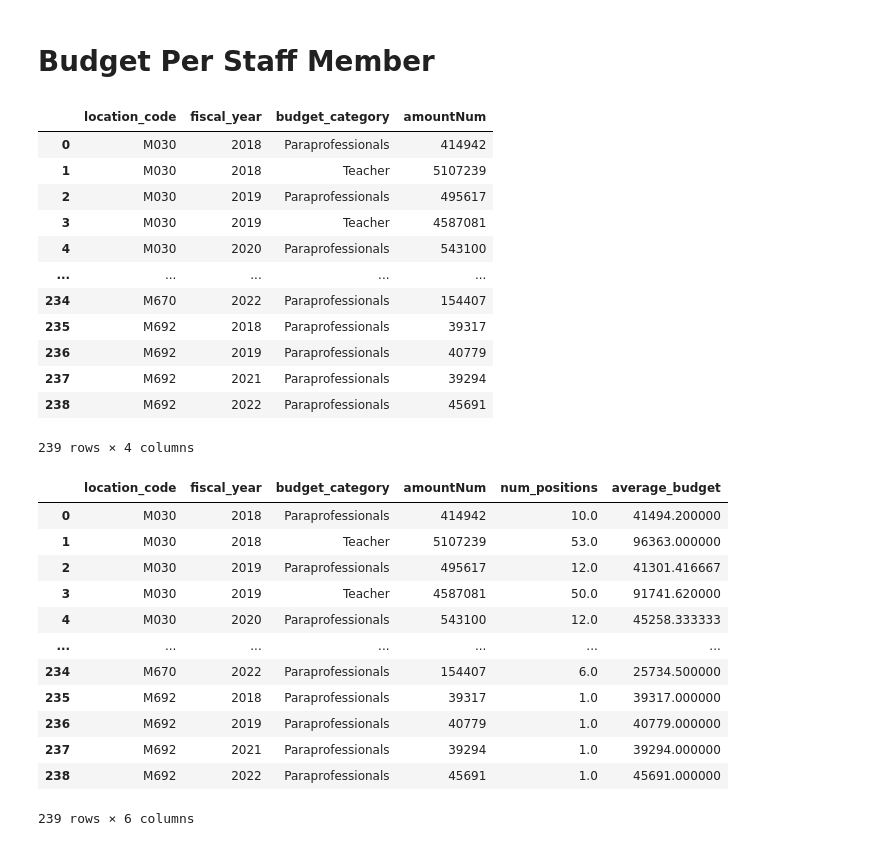
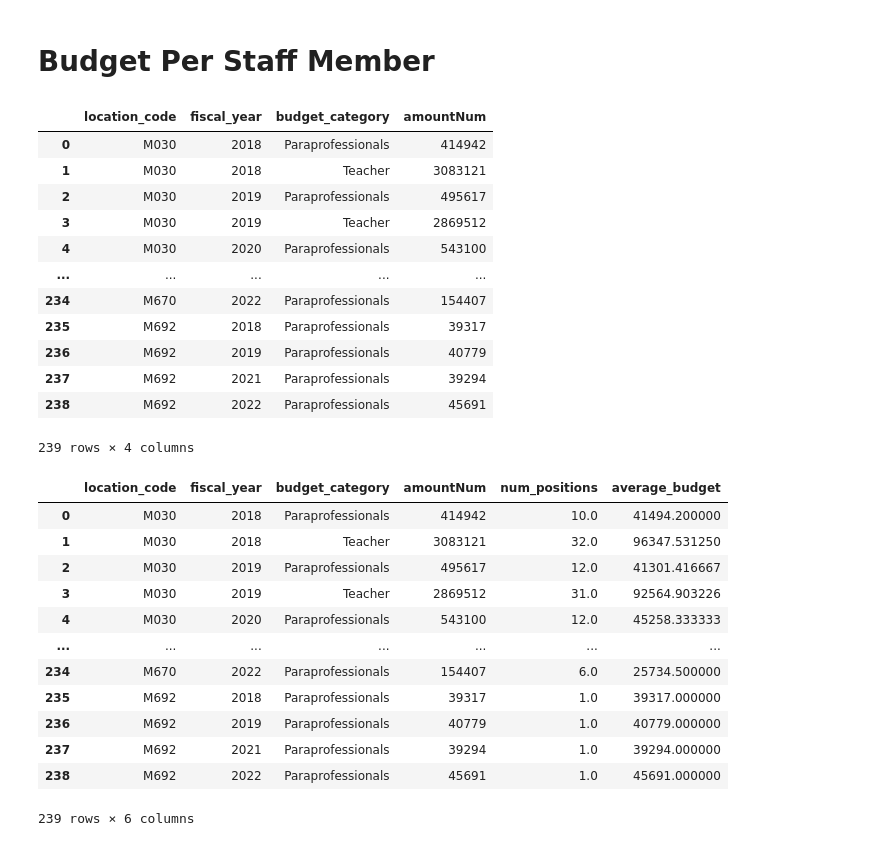
Before and after one commit to vaishalitalwar/School-Budget-and-Allocations, a Jupyter notebook: notebooks/streamlitVisuals.ipynb, the cells around one changed output. Cells and saved outputs as stored; diff of their text form; code cells hidden in the pictures.

```diff
--- a/notebooks/streamlitVisuals.ipynb
+++ b/notebooks/streamlitVisuals.ipynb
@@ -28,5 +50,5 @@ totalAllocations['type'] = 'allocations'
 # %%
-budget = pd.read_csv(r"C:\Users\ebroh\BetaNYC\School Budgets\School-Budget-and-Allocations\data\district 5\budget_district_5.csv")
+budget = pd.read_csv(f"../data/district {district}/budget_district_{district}.csv")
 budget = budget.drop(columns = ['Unnamed: 0'])
 budget['amountNum'] = budget['amount'].apply((lambda x: moneyToFloat(x)))
-budget
+# budget.head()
@@ -368,9 +394,9 @@ pos_and_budget
 # %% [output]
 |  | location_code | fiscal_year | budget_category | amountNum |
 | 0 | M030 | 2018 | Paraprofessionals | 414942 |
-| 1 | M030 | 2018 | Teacher | 5107239 |
+| 1 | M030 | 2018 | Teacher | 3083121 |
 | 2 | M030 | 2019 | Paraprofessionals | 495617 |
-| 3 | M030 | 2019 | Teacher | 4587081 |
+| 3 | M030 | 2019 | Teacher | 2869512 |
 | 4 | M030 | 2020 | Paraprofessionals | 543100 |
 | ... | ... | ... | ... | ... |
 | 234 | M670 | 2022 | Paraprofessionals | 154407 |
@@ -382,13 +408,14 @@ pos_and_budget
 # %%
 budget_per_staff = pos_and_budget.merge(positions_per_school, on = ['location_code','fiscal_year','budget_category'])
 budget_per_staff['average_budget'] = budget_per_staff['amountNum'].astype(float)/budget_per_staff['num_positions']
+budget_per_staff.to_csv(rf"..\data\district {district}\graphs\budget_per_staff_member_district_{district}.csv",index=False) #1
 budget_per_staff
 # %% [output]
 |  | location_code | fiscal_year | budget_category | amountNum | num_positions | average_budget |
 | 0 | M030 | 2018 | Paraprofessionals | 414942 | 10.0 | 41494.200000 |
-| 1 | M030 | 2018 | Teacher | 5107239 | 53.0 | 96363.000000 |
+| 1 | M030 | 2018 | Teacher | 3083121 | 32.0 | 96347.531250 |
 | 2 | M030 | 2019 | Paraprofessionals | 495617 | 12.0 | 41301.416667 |
-| 3 | M030 | 2019 | Teacher | 4587081 | 50.0 | 91741.620000 |
+| 3 | M030 | 2019 | Teacher | 2869512 | 31.0 | 92564.903226 |
 | 4 | M030 | 2020 | Paraprofessionals | 543100 | 12.0 | 45258.333333 |
 | ... | ... | ... | ... | ... | ... | ... |
 | 234 | M670 | 2022 | Paraprofessionals | 154407 | 6.0 | 25734.500000 |
```
Also changed, not shown: parts of 21 cells of this notebook, 9 other files.
